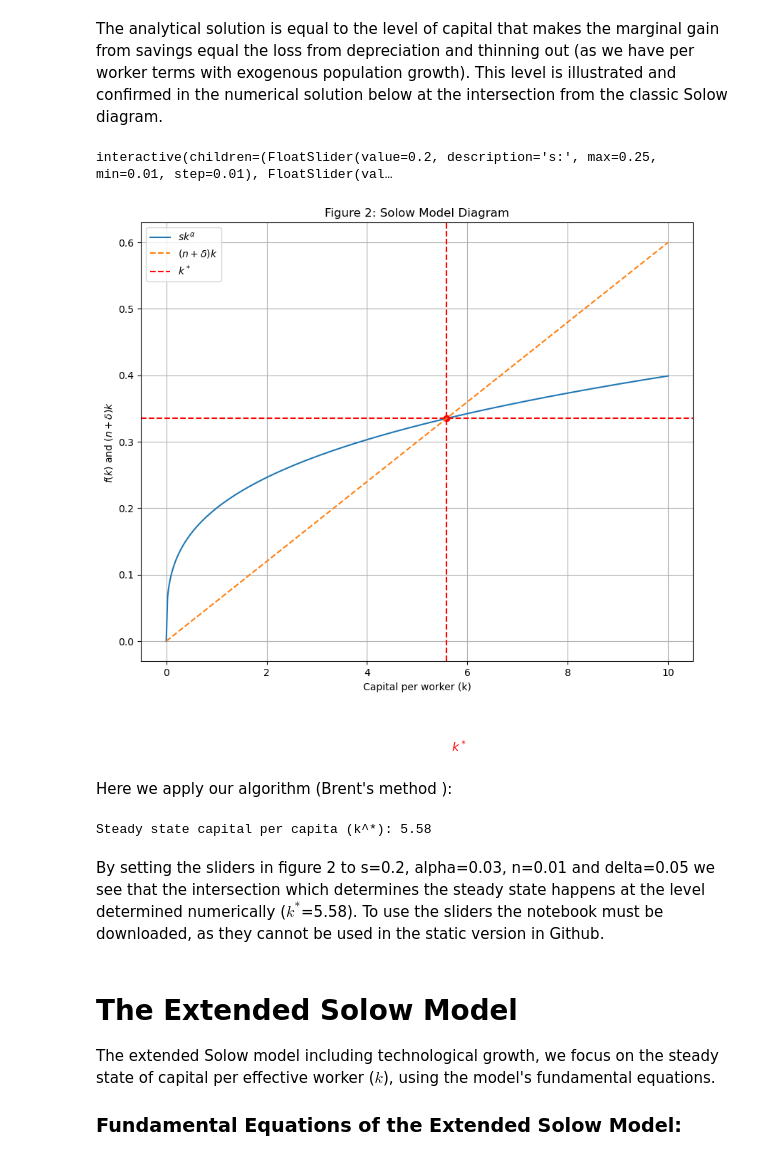
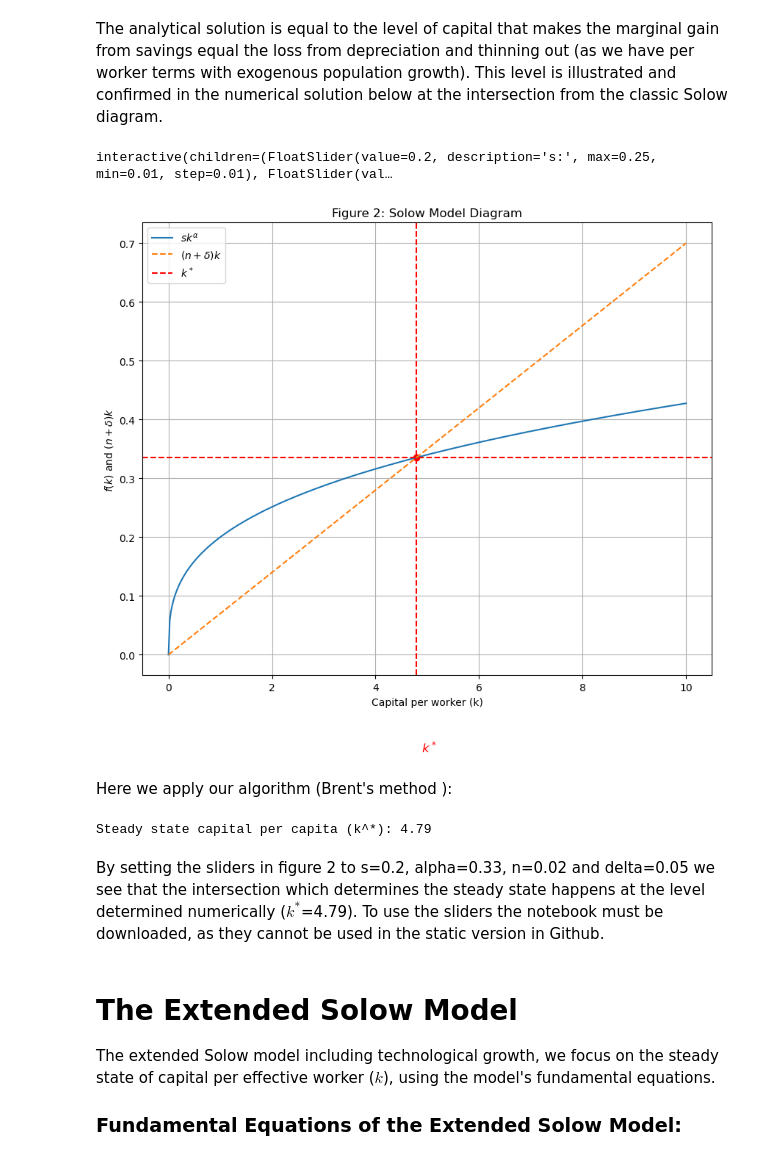
Before and after one commit to NumEconCopenhagen/projects-2024-carl-emil-nicholas-og-christian, a Jupyter notebook: modelproject/modelproject.ipynb, the cells around one changed output. Cells and saved outputs as stored; diff of their text form; code cells hidden in the pictures.

```diff
--- a/modelproject/modelproject.ipynb
+++ b/modelproject/modelproject.ipynb
@@ -213,35 +216,35 @@ def plot_solow_model(s, alpha, n, delta):
 
     plt.figure(figsize=(10, 8))
     plt.plot(k_values, f(k_values, s, alpha), label='$s k^\\alpha$')
     plt.plot(k_values, F(k_values, n, delta), label='$(n+\\delta) k$', linestyle='dashed')
 
     plt.axvline(x=k_star, color='r', linestyle='--', label='$k^*$')
     plt.axhline(y=f(k_star, s, alpha), color='r', linestyle='--')
     plt.scatter(k_star, f(k_star, s, alpha), color='r')
 
     plt.text(k_star + 0.1, f(k_star, s, alpha) - 0.5, '$k^*$', fontsize=12, color='r')
 
     plt.xlabel('Capital per worker (k)')
     plt.ylabel('$f(k)$ and $(n+\\delta) k$')
     plt.title('Figure 2: Solow Model Diagram')
     plt.legend()
     plt.grid(True)
     plt.show()
 
 # Interactive widgets
 s_slider = FloatSlider(value=0.2, min=0.01, max=0.25, step=0.01, description='s:')
 alpha_slider = FloatSlider(value=0.3, min=0.01, max=0.6, step=0.01, description='α:')
 n_slider = FloatSlider(value=0.01, min=0.0, max=0.1, step=0.001, description='n:')
 delta_slider = FloatSlider(value=0.05, min=0.02, max=0.1, step=0.001, description='δ:')
 
 # Create interactive plot
 interact(plot_solow_model, s=s_slider, alpha=alpha_slider, n=n_slider, delta=delta_slider)
 
 # Static plot for GitHub
-plot_solow_model(0.2, 0.3, 0.01, 0.05)
+plot_solow_model(0.2, 0.33, 0.02, 0.05)
 # %% [output]
 interactive(children=(FloatSlider(value=0.2, description='s:', max=0.25, min=0.01, step=0.01), FloatSlider(val…
-[figure, old version]
+[figure, new version]
 # %% [markdown]
 Here we apply our algorithm (Brent's method ):
 # %%
@@ -256,18 +259,18 @@ def steady_state_k_scalar(k):
     return s * y_per_capita - (delta + n) * k
 
 # Set parameter values
-s = 0.2
-alpha = 0.3
-n = 0.01
-delta = 0.05
+s = 0.2    # Savings rate
+alpha = 0.33  # Capital's share of income
+n = 0.02    # Population growth rate
+delta = 0.05 # Depreciation rate
 
 # Solving using root_scalar with bracket method, providing a range where the root is expected
 result = root_scalar(steady_state_k_scalar, bracket=[0.1, 100], method='brentq')
 print("Steady state capital per capita (k^*):", format(result.root, '.2f'))
 # %% [output]
-Steady state capital per capita (k^*): 5.58
+Steady state capital per capita (k^*): 4.79
 # %% [markdown]
-By setting the sliders in figure 2 to s=0.2, alpha=0.03, n=0.01 and delta=0.05 we see that the intersection which determines the steady state happens at the level determined numerically ($k^*$=5.58). To use the sliders the notebook must be downloaded, as they cannot be used in the static version in Github.
+By setting the sliders in figure 2 to s=0.2, alpha=0.33, n=0.02 and delta=0.05 we see that the intersection which determines the steady state happens at the level determined numerically ($k^*$=4.79). To use the sliders the notebook must be downloaded, as they cannot be used in the static version in Github.
 # %% [markdown]
 # The Extended Solow Model
 
```
Also changed, not shown: parts of 7 cells of this notebook.
